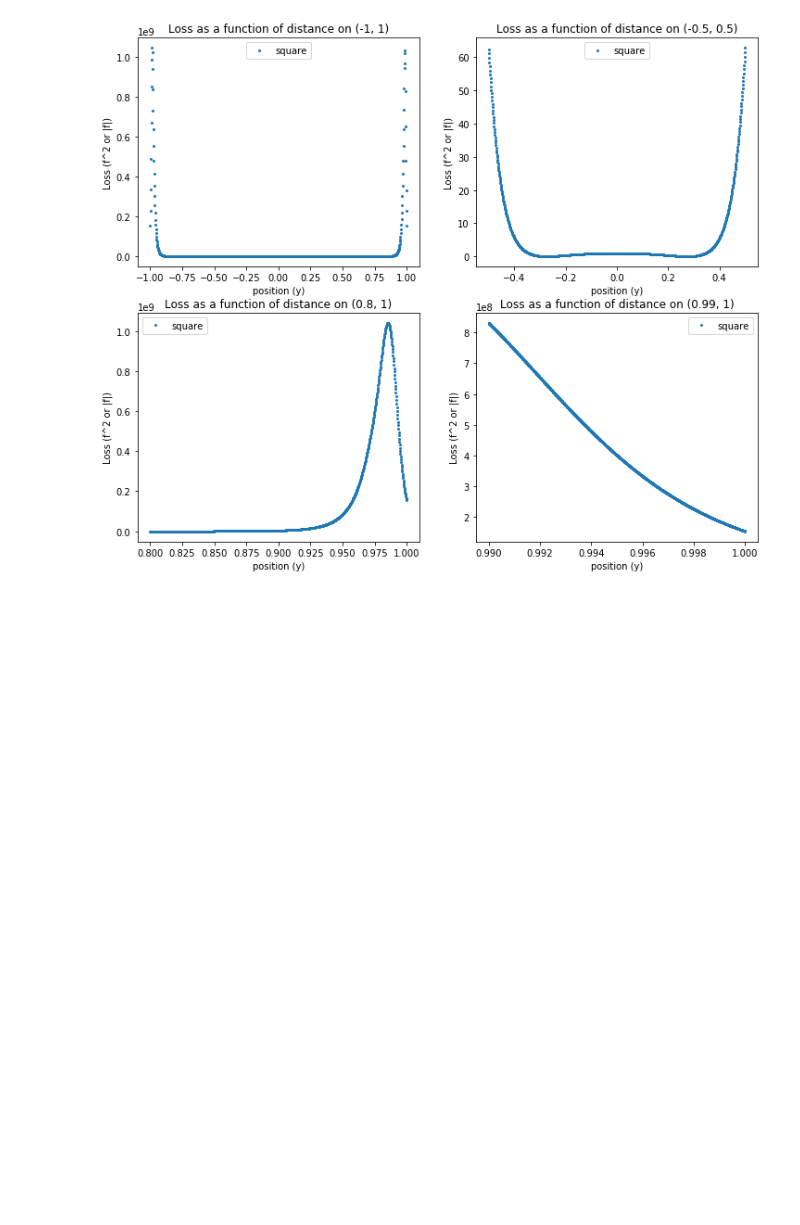
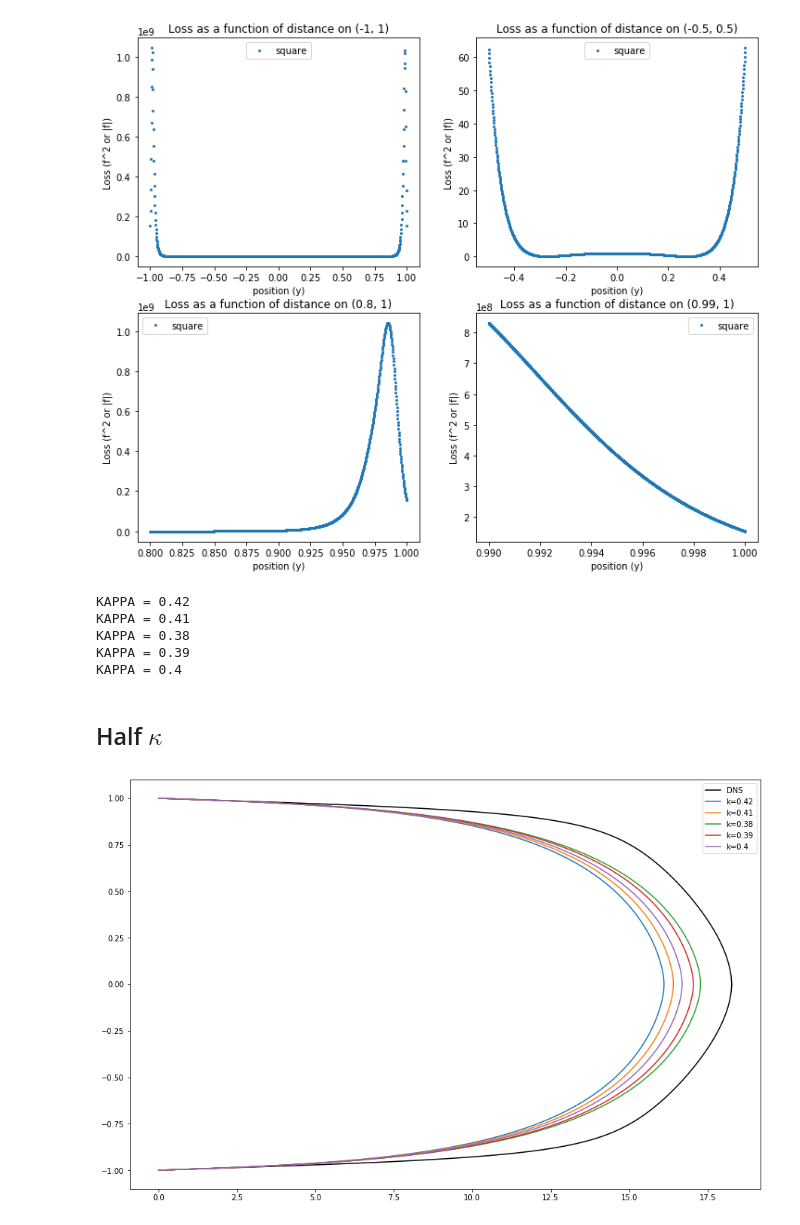
Before and after one commit to dylanrandle/denn, a Jupyter notebook: CV_Kappa.ipynb, the cells around one changed output. Drawn from its saved outputs; the diff is of its cells as text; code cells hidden in the pictures; blank space fills up the shorter version.

Commit message:
new  kappas

```diff
--- a/CV_Kappa.ipynb
+++ b/CV_Kappa.ipynb
@@ -253,3 +254,33 @@ utils.expose_results('1552286320.534849')
 [figure]
 [figure]
 [figure]
+# %%
+# def load_cv_kappas(top_dir):
+top_dir='data/cvkappa_halfk/'
+preds=[]
+hypers=[]
+for d in os.listdir(top_dir):
+    hyp=np.load(top_dir+d+'/hypers.npy').item()
+    pred=np.load(top_dir+d+'/preds.npy')
+    hypers.append(hyp)
+    preds.append(pred)
+    print('KAPPA = {}'.format(hyp['k']))
+#     utils.expose_results('cv_kappa/{}'.format(d))
+# %% [output]
+KAPPA = 0.42
+KAPPA = 0.41
+KAPPA = 0.38
+KAPPA = 0.39
+KAPPA = 0.4
+# %% [markdown]
+## Half $\kappa$
+# %%
+y = np.linspace(-1,1,1000)
+fig, ax = plt.subplots(1,1,figsize=(15,10))
+dns = pd.read_csv('data/LM_Channel_Retau180.txt', delimiter=' ')
+utils.plot_dns(ax, dns, hypers[0], color='black')
+for i,p in enumerate(preds):
+    plt.plot(p, y, label='k={}'.format(hypers[i]['k']))
+plt.legend();
+# %% [output]
+[figure, added]
```
Also changed, not shown: parts of 1 cell of this notebook.
